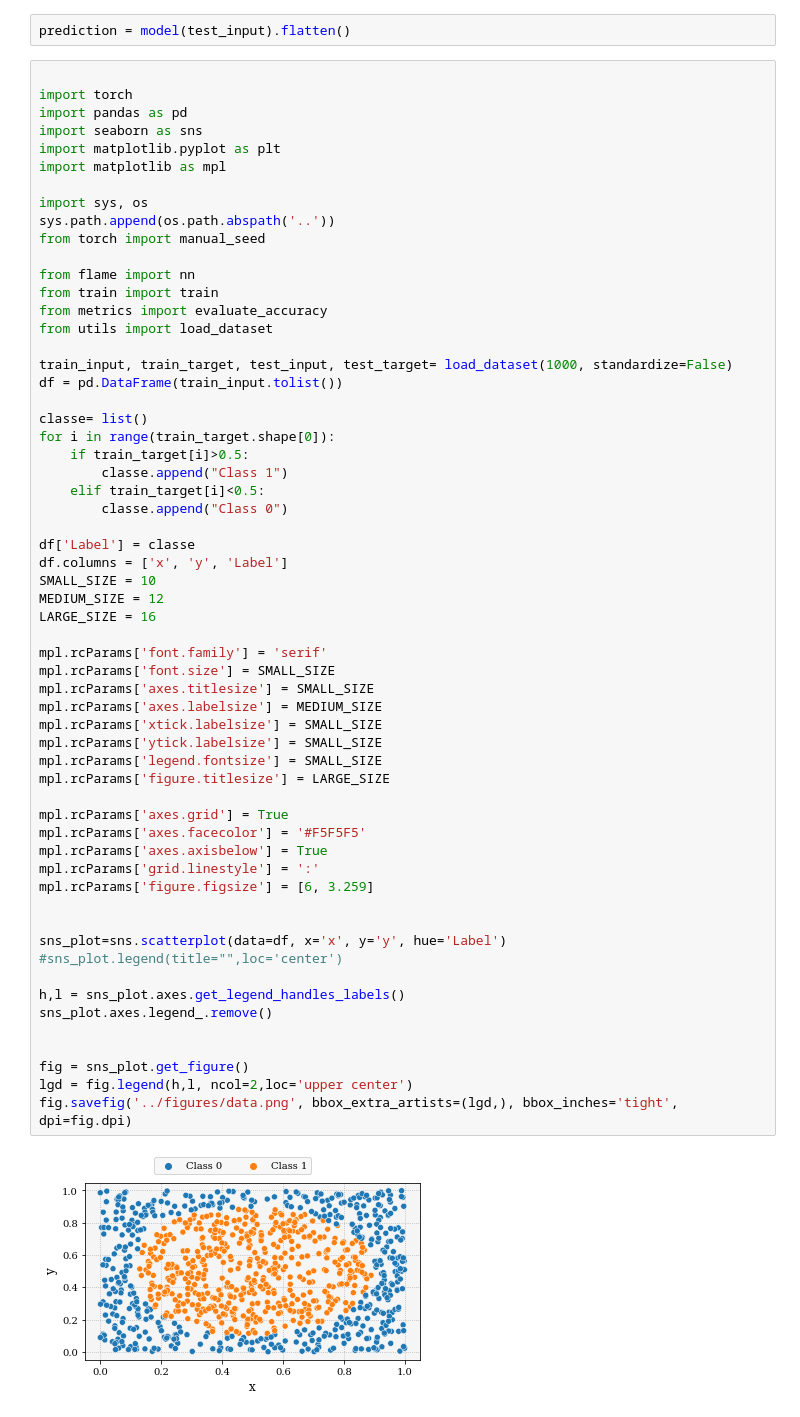
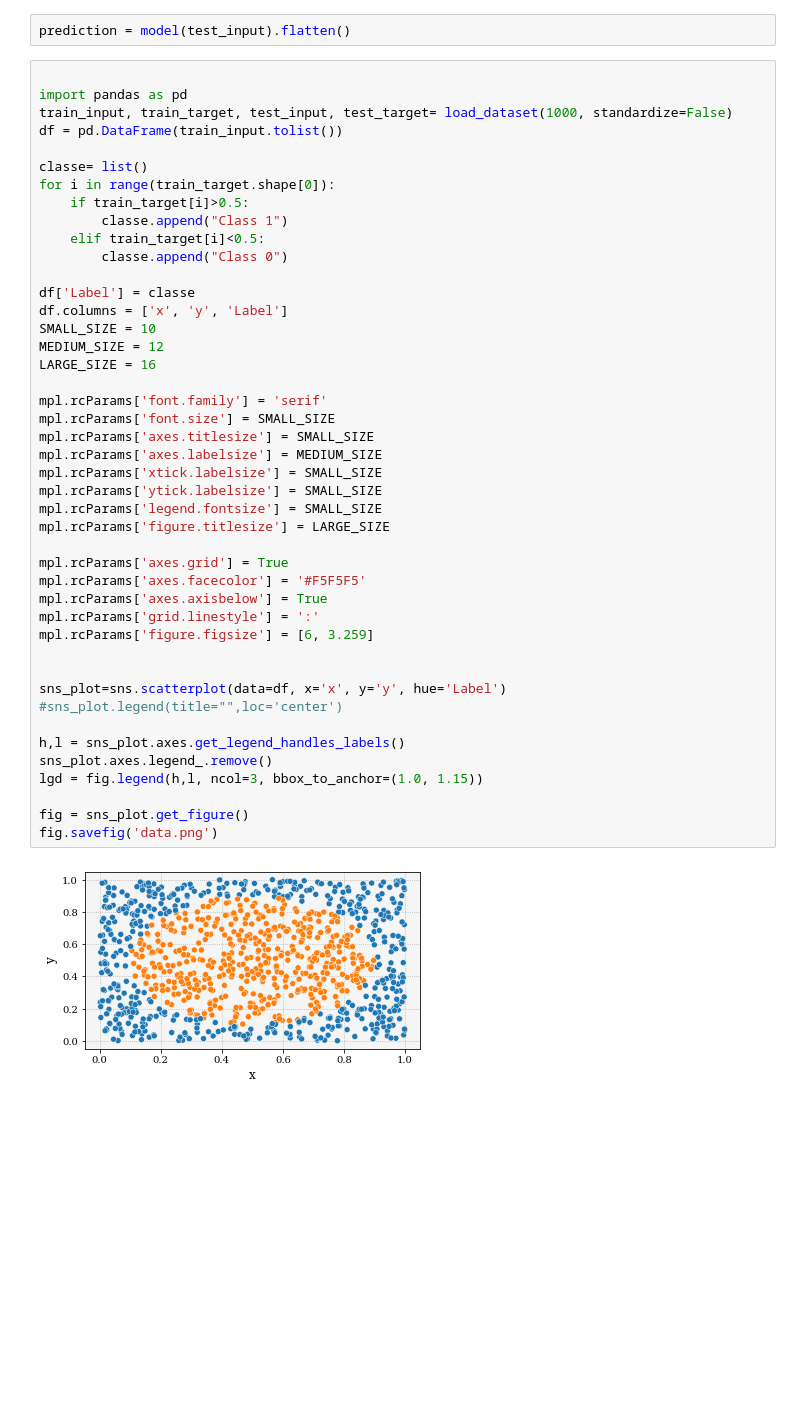
Before and after one commit to arnauddhaene/deep-learning-mini-projects-ee559, a Jupyter notebook: Proj2/notebooks/sandbox.ipynb, the cells around one changed output. Drawn from its saved outputs; the diff is of its cells as text; blank space fills up the shorter version.

Commit message:
Fix: test distribution output plot

```diff
--- a/Proj2/notebooks/sandbox.ipynb
+++ b/Proj2/notebooks/sandbox.ipynb
@@ -242,21 +210,7 @@ plt.savefig('../figures/output-distribution.png')
 prediction = model(test_input).flatten()
 # %%
 
-import torch
 import pandas as pd
-import seaborn as sns
-import matplotlib.pyplot as plt
-import matplotlib as mpl
-
-import sys, os
-sys.path.append(os.path.abspath('..'))
-from torch import manual_seed
-
-from flame import nn
-from train import train
-from metrics import evaluate_accuracy
-from utils import load_dataset
-
 train_input, train_target, test_input, test_target= load_dataset(1000, standardize=False)
 df = pd.DataFrame(train_input.tolist())
 
@@ -270,37 +224,36 @@ for i in range(train_target.shape[0]):
 df['Label'] = classe
 df.columns = ['x', 'y', 'Label']
 SMALL_SIZE = 10
 MEDIUM_SIZE = 12
 LARGE_SIZE = 16
 
 mpl.rcParams['font.family'] = 'serif'
 mpl.rcParams['font.size'] = SMALL_SIZE
 mpl.rcParams['axes.titlesize'] = SMALL_SIZE
 mpl.rcParams['axes.labelsize'] = MEDIUM_SIZE
 mpl.rcParams['xtick.labelsize'] = SMALL_SIZE
 mpl.rcParams['ytick.labelsize'] = SMALL_SIZE
 mpl.rcParams['legend.fontsize'] = SMALL_SIZE
 mpl.rcParams['figure.titlesize'] = LARGE_SIZE
 
 mpl.rcParams['axes.grid'] = True
 mpl.rcParams['axes.facecolor'] = '#F5F5F5'
 mpl.rcParams['axes.axisbelow'] = True
 mpl.rcParams['grid.linestyle'] = ':'
 mpl.rcParams['figure.figsize'] = [6, 3.259]
 
 
 sns_plot=sns.scatterplot(data=df, x='x', y='y', hue='Label')
 #sns_plot.legend(title="",loc='center')
 
 h,l = sns_plot.axes.get_legend_handles_labels()
 sns_plot.axes.legend_.remove()
-
+lgd = fig.legend(h,l, ncol=3, bbox_to_anchor=(1.0, 1.15))
 
 fig = sns_plot.get_figure()
-lgd = fig.legend(h,l, ncol=2,loc='upper center')
-fig.savefig('../figures/data.png', bbox_extra_artists=(lgd,), bbox_inches='tight', dpi=fig.dpi)
+fig.savefig('data.png')
 # %% [output]
-[figure, old version]
+[figure, new version]
 # %%
 import torch
 import pandas as pd
```
Also changed, not shown: parts of 18 cells of this notebook.
